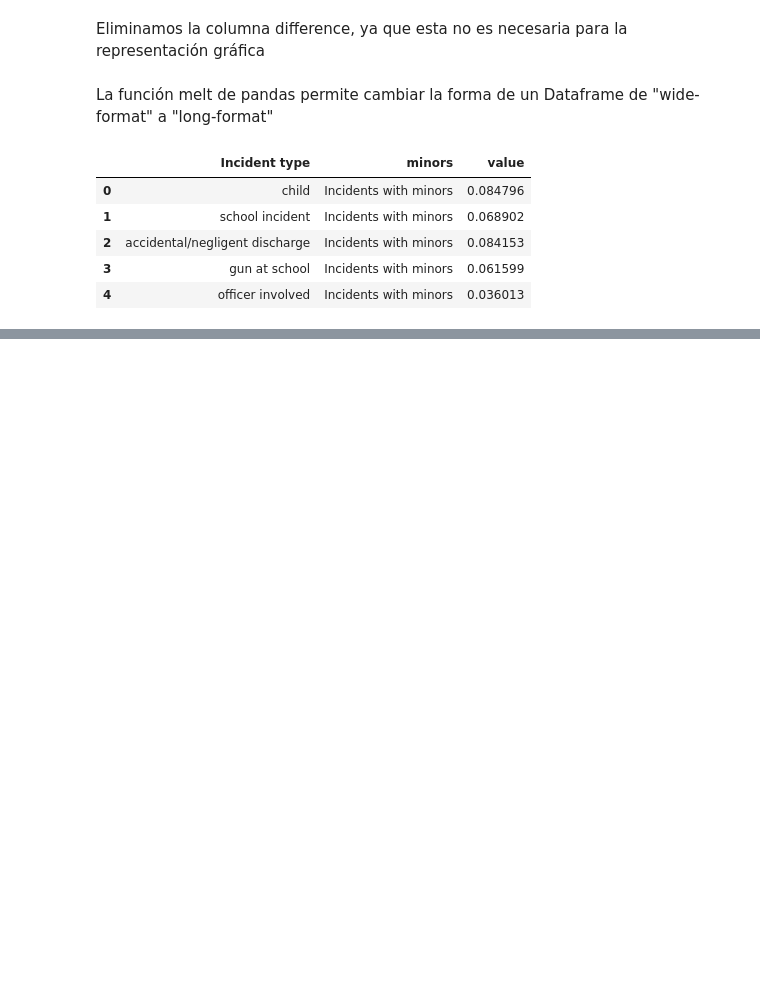
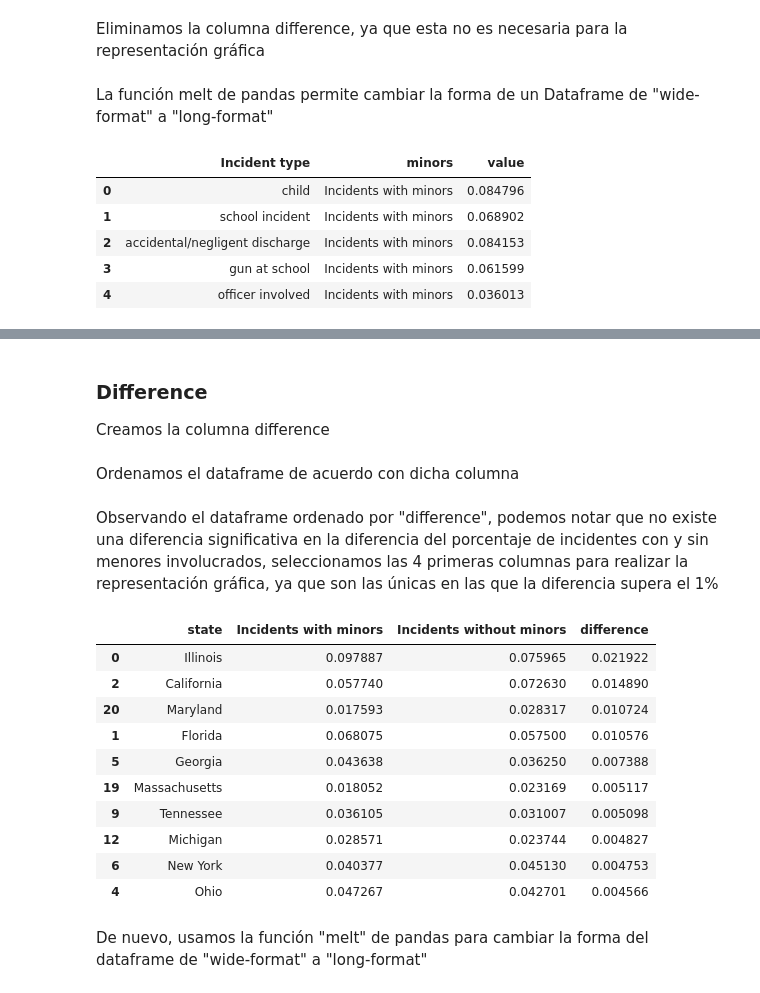
Before and after one commit to LuisG0/gun_violence_dataset, a Jupyter notebook: minors_involved_analysis_juanCarlos.ipynb, the cells around one changed output, grey strips where cells are left out. Saved outputs shown, nothing was run; the diff lists cells and outputs as text; code cells hidden in the pictures; blank space fills up the shorter version.

Commit message:
Minors involved in incidents finished

```diff
--- a/minors_involved_analysis_juanCarlos.ipynb
+++ b/minors_involved_analysis_juanCarlos.ipynb
@@ -236,0 +276,6 @@ fig.show()
+# %%
+df_minors_states = df_minors_states / len(df_minors)
+df_adults_states = df_adults_states / len(df_adults)
+
+df_minors_states = df_minors_states.rename('Incidents with minors')
+df_adults_states = df_adults_states.rename('Incidents without minors')
@@ -236,0 +293,6 @@ fig.show()
+# %%
+incidents_per_state_combined = pd.concat([df_minors_states, df_adults_states], axis=1).reset_index()
+
+incidents_per_state_combined = incidents_per_state_combined.rename(columns={
+    'index': 'state'
+})
@@ -236,0 +326,25 @@ fig.show()
+# %% [markdown]
+### Difference
+Creamos la columna difference
+# %%
+incidents_per_state_combined['difference'] = abs(incidents_per_state_combined['Incidents with minors'] - incidents_per_state_combined['Incidents without minors'])
+# %% [markdown]
+Ordenamos el dataframe de acuerdo con dicha columna
+# %%
+incidents_per_state_combined = incidents_per_state_combined.sort_values(by='difference', ascending=False)
+# %% [markdown]
+Observando el dataframe ordenado por "difference", podemos notar que no existe una diferencia significativa en la diferencia del porcentaje de incidentes con y sin menores involucrados, seleccionamos las 4 primeras columnas para realizar la representación gráfica, ya que son las únicas en las que la diferencia supera el 1%
+# %%
+incidents_per_state_combined.head(n=10)
+# %% [output]
+|  | state | Incidents with minors | Incidents without minors | difference |
+| 0 | Illinois | 0.097887 | 0.075965 | 0.021922 |
+| 2 | California | 0.057740 | 0.072630 | 0.014890 |
+| 20 | Maryland | 0.017593 | 0.028317 | 0.010724 |
+| 1 | Florida | 0.068075 | 0.057500 | 0.010576 |
+| 5 | Georgia | 0.043638 | 0.036250 | 0.007388 |
+| 19 | Massachusetts | 0.018052 | 0.023169 | 0.005117 |
+| 9 | Tennessee | 0.036105 | 0.031007 | 0.005098 |
+| 12 | Michigan | 0.028571 | 0.023744 | 0.004827 |
+| 6 | New York | 0.040377 | 0.045130 | 0.004753 |
+| 4 | Ohio | 0.047267 | 0.042701 | 0.004566 |
@@ -236,0 +353,2 @@ fig.show()
+# %% [markdown]
+De nuevo, usamos la función "melt" de pandas para cambiar la forma del dataframe de "wide-format" a "long-format"
```
Also changed, not shown: parts of 20 cells of this notebook.
